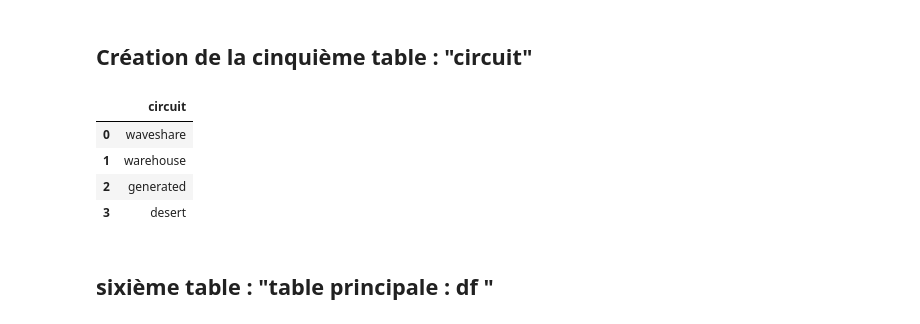
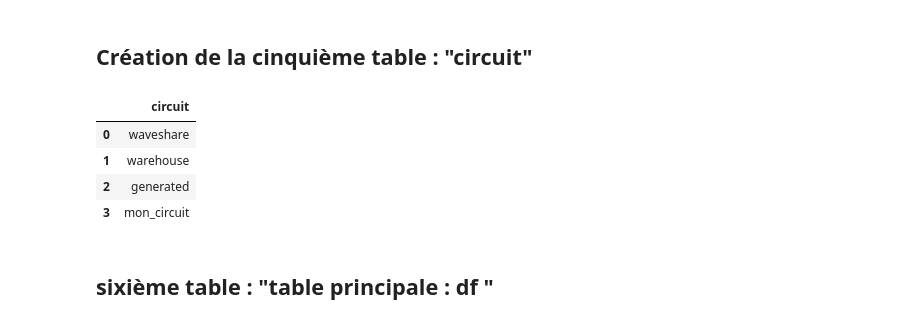
Before and after one commit to fougere44/e1, a Jupyter notebook: data_analysis/notebooks/Preprocessing_data_ia_racing.ipynb, the cells around one changed output. Saved outputs shown, nothing was run; the diff lists cells and outputs as text; code cells hidden in the pictures.

```diff
--- a/data_analysis/notebooks/Preprocessing_data_ia_racing.ipynb
+++ b/data_analysis/notebooks/Preprocessing_data_ia_racing.ipynb
@@ -428,16 +445,16 @@ df_valeurs_throttle
 # %% [markdown]
 ## Création de la cinquième table : "circuit"
 # %%
-lst_circuit = ['waveshare', 'warehouse', 'generated', 'desert']
+lst_circuit = ['waveshare', 'warehouse', 'generated', 'mon_circuit']
 
 df_circuit = pd.DataFrame(list(zip(lst_circuit)), columns = ['circuit'])
 df_circuit
 # %% [output]
 |  | circuit |
 | 0 | waveshare |
 | 1 | warehouse |
 | 2 | generated |
-| 3 | desert |
+| 3 | mon_circuit |
 # %% [markdown]
 ## sixième table : "table principale : df "
 # %%
```
Also changed, not shown: parts of 16 cells of this notebook, 6 other files.
